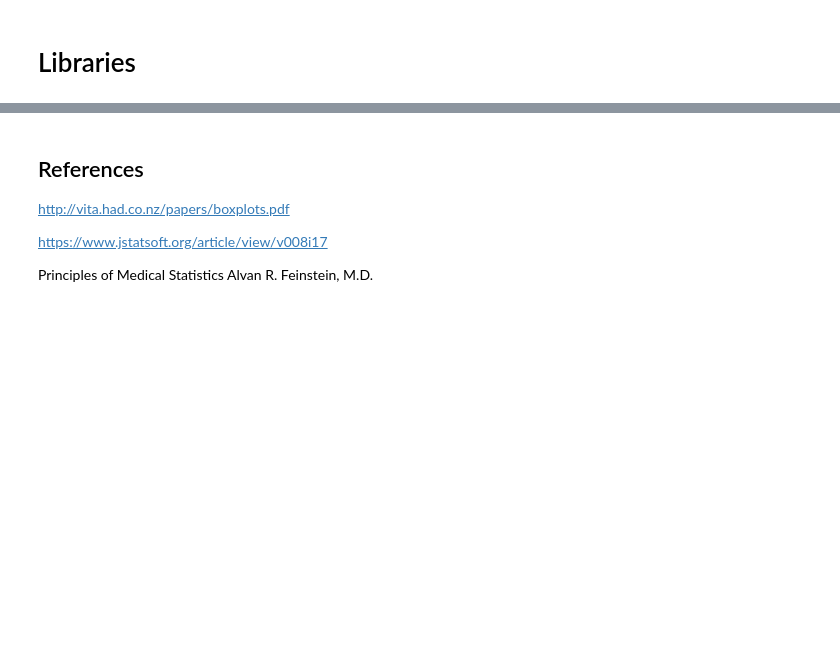
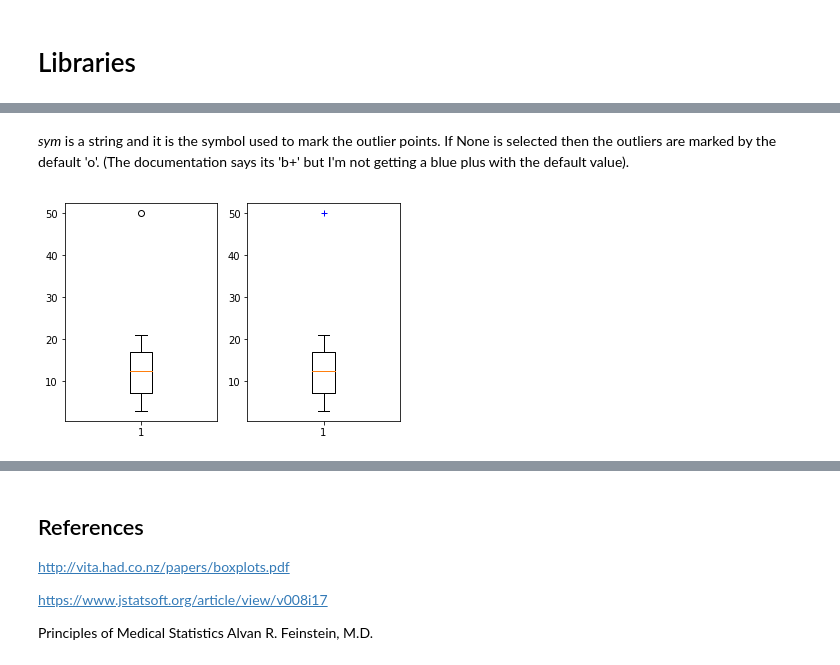
Before and after one commit to Osheah/foda-project, a Jupyter notebook: Boxplot.ipynb, the cells around one changed output, grey strips where cells are left out. Saved outputs shown, nothing was run; the diff lists cells and outputs as text; code cells hidden in the pictures; blank space fills up the shorter version.

```diff
--- a/Boxplot.ipynb
+++ b/Boxplot.ipynb
@@ -62,0 +313,10 @@ TypeError: 'list' object cannot be interpreted as an integer
+# %% [markdown]
+*sym* is a string and it is the symbol used to mark the outlier points. If None is selected then the outliers are marked by the default 'o'. (The documentation says its 'b+' but I'm not getting a blue plus with the default value).
+# %%
+plt.subplot(121)
+plt.boxplot(x, sym = None)
+plt.subplot(122)
+plt.boxplot(x, sym = 'b+')
+plt.show()
+# %% [output]
+[figure, added]
```
Also changed, not shown: parts of 25 cells of this notebook, 1 other file.
